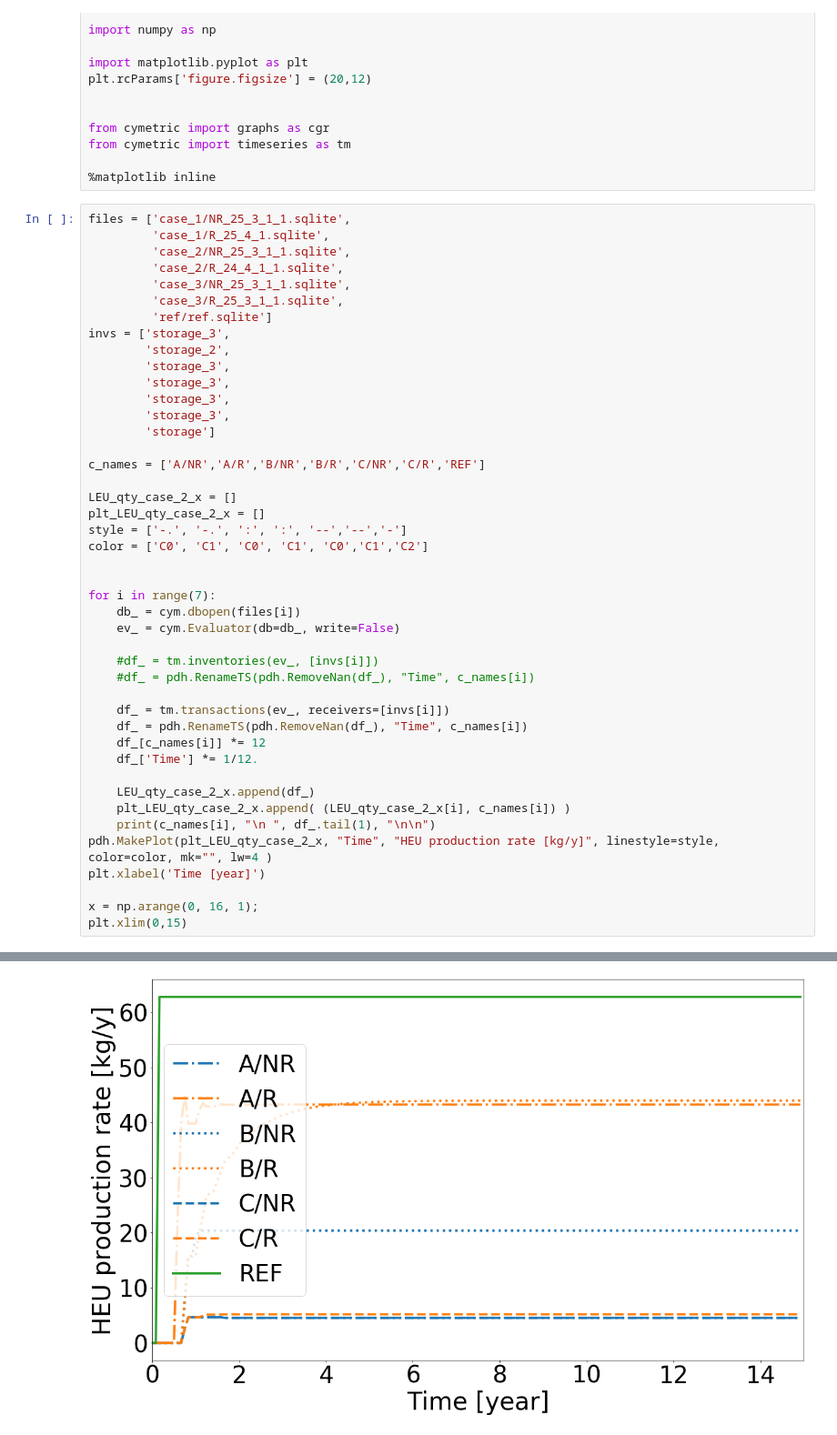
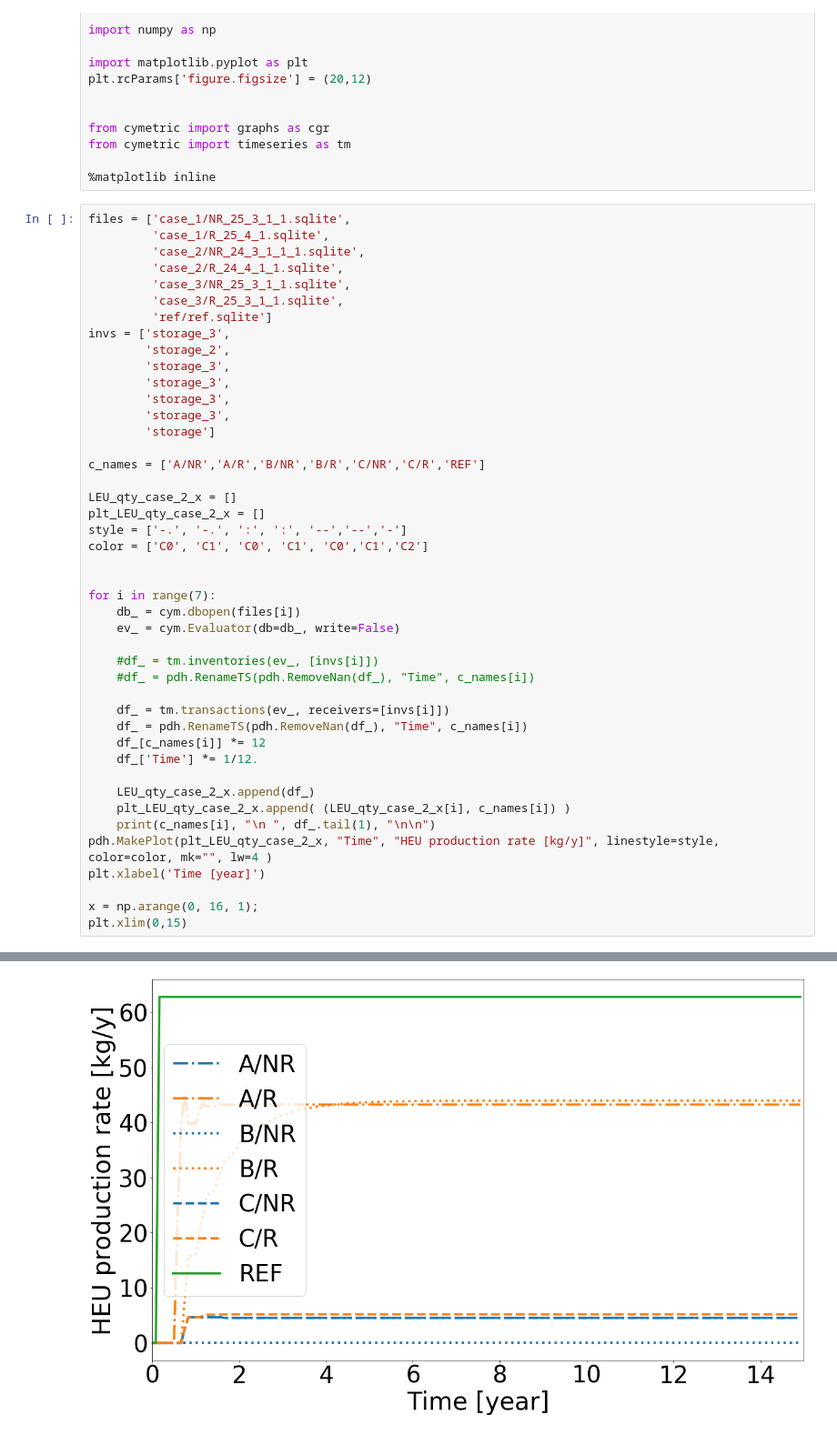
Before and after one commit to stompsjo/enrich_inmm, a Jupyter notebook: Production.ipynb, the cells around one changed output, grey strips where cells are left out. Shown at 91% size. Saved outputs shown, nothing was run; the diff lists cells and outputs as text.

Commit message:
Experimenting with case_2 no recycling configuration

```diff
--- a/Production.ipynb
+++ b/Production.ipynb
@@ -22,7 +22,7 @@ from cymetric import timeseries as tm
 # %%
 files = ['case_1/NR_25_3_1_1.sqlite',
          'case_1/R_25_4_1.sqlite',
-         'case_2/NR_25_3_1_1.sqlite',
+         'case_2/NR_24_3_1_1_1.sqlite',
          'case_2/R_24_4_1_1.sqlite',
          'case_3/NR_25_3_1_1.sqlite',
          'case_3/R_25_3_1_1.sqlite',
@@ -79,10 +79,10 @@ B/NR
 ... (17 lines left out)
 
 REF
             Time        REF
 179  14.916667  62.802106
 (0, 15)
-[figure, old version]
+[figure, new version]
 # %%
 
 import matplotlib.pyplot as plt
```
Also changed, not shown: parts of 3 cells of this notebook, 39 other files.
